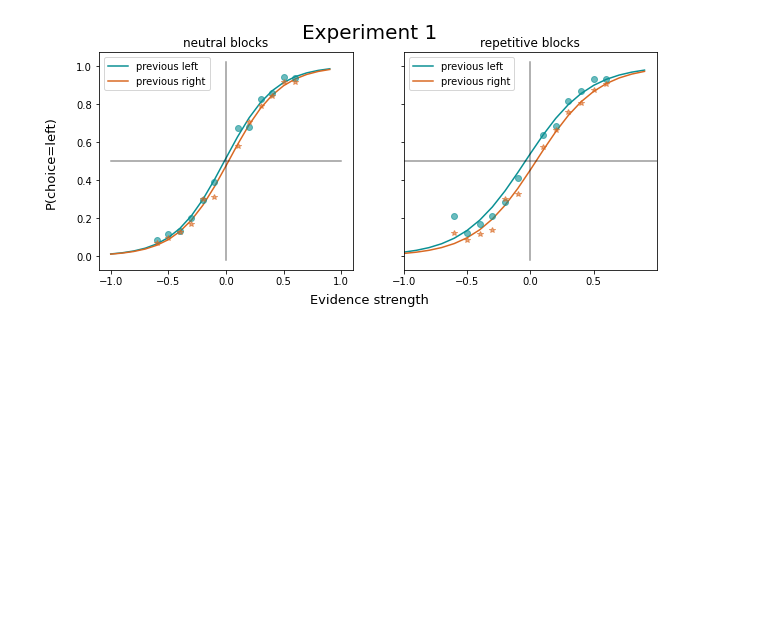
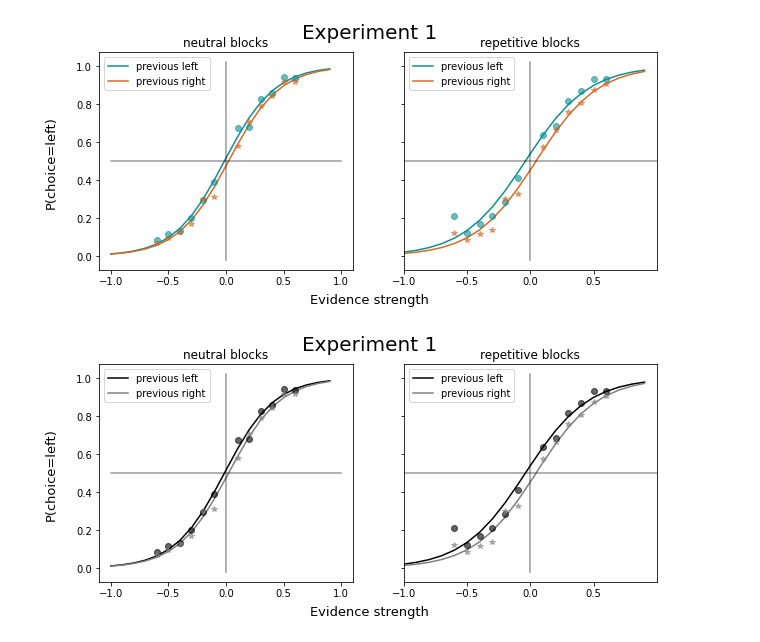
Before and after one commit to Eckertal/ChoiceHistPsych, a Jupyter notebook: Exp1_auditory/pmf_repProb/exp1_pmf_groupwise.ipynb, the cells around one changed output. Saved outputs shown, nothing was run; the diff lists cells and outputs as text; code cells hidden in the pictures; blank space fills up the shorter version.

Commit message:
revision_3 figs, code, supp models

```diff
--- a/Exp1_auditory/pmf_repProb/exp1_pmf_groupwise.ipynb
+++ b/Exp1_auditory/pmf_repProb/exp1_pmf_groupwise.ipynb
@@ -161,0 +196,15 @@ plt.savefig('C:\\Users\\annae\\Desktop\\ChoiceHistory_Psych\\revision_SB2\\pmf_g
+# %%
+fig, (ax1, ax2) = plt.subplots(1,2,sharey=True,figsize=(10,4))
+
+plot_PMF_BW(bias_neut_left, noise_neut_left, bias_neut_right, noise_neut_right, ax1, choices_l_n, stimuli_l_n, choices_r_n, stimuli_r_n)
+ax1.title.set_text('neutral blocks')
+plot_PMF_BW(bias_rep_left, noise_rep_left, bias_rep_right, noise_rep_right, ax2, choices_l_r, stimuli_l_r, choices_r_r, stimuli_r_r)
+ax2.title.set_text('repetitive blocks')
+
+_ = fig.text(0.5,0.01, 'Evidence strength' , ha='center', fontsize=13)
+_ = fig.text(0.05, 0.5, 'P(choice=left)', va='center',rotation='vertical', fontsize=13)
+
+#save as HQ svg file
+plt.savefig('C:\\Users\\annae\\Desktop\\ChoiceHistory_Psych\\revision_SB2\\pmf_groupwise_exp1_BW.svg')
+# %% [output]
+[figure, added]
```
Also changed, not shown: parts of 1 cell of this notebook, 50 other files.
